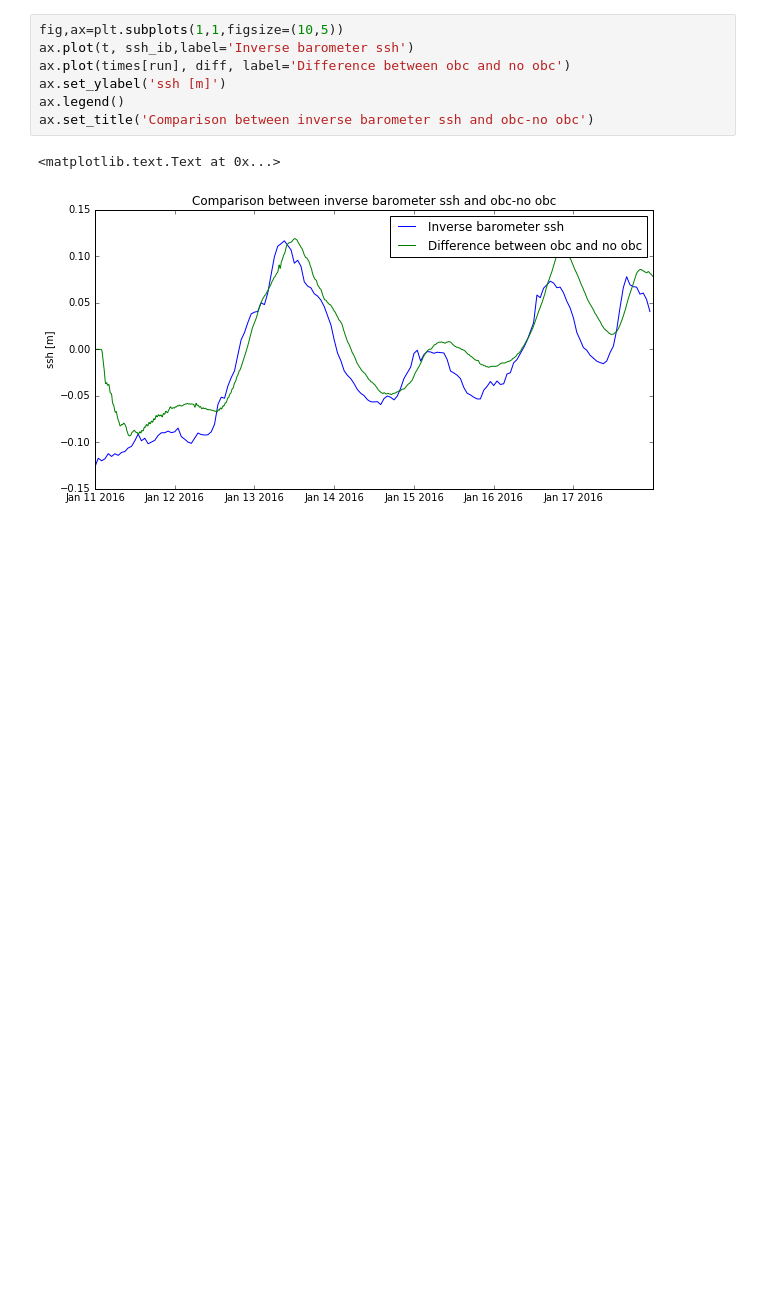
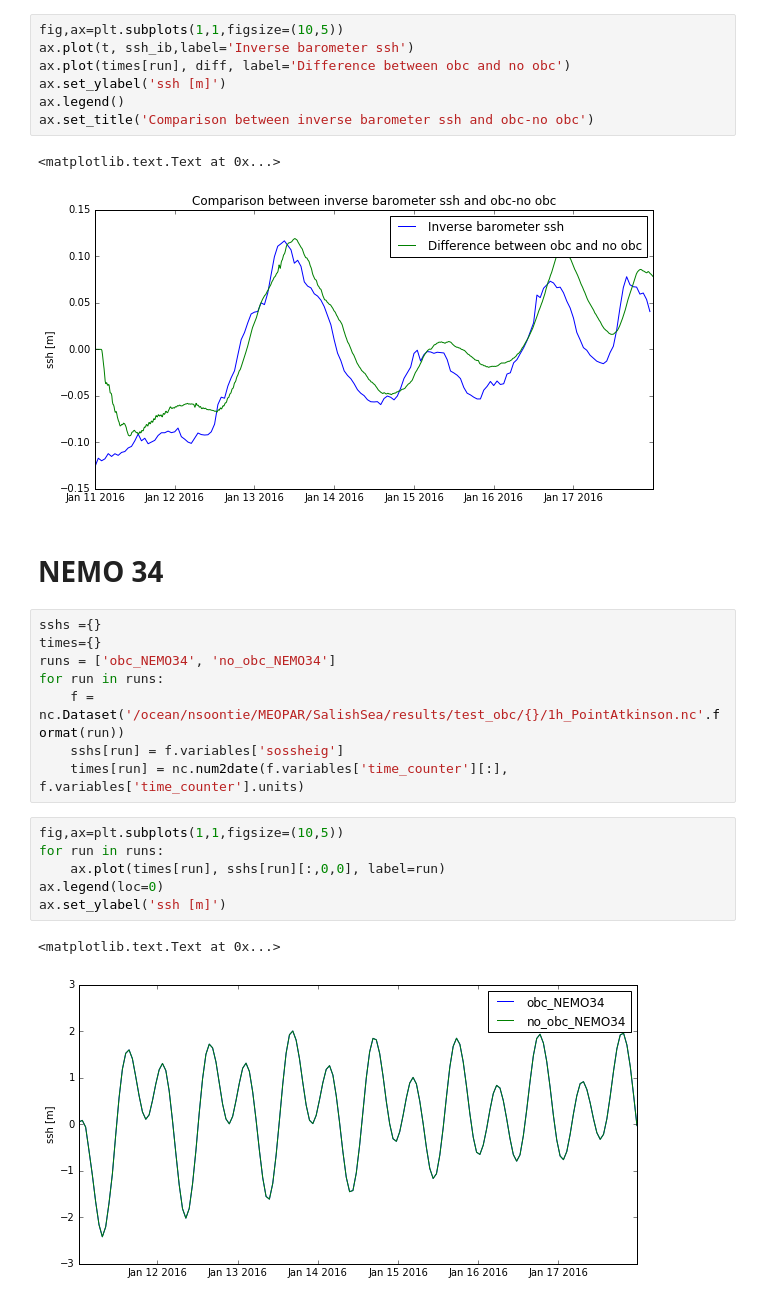
Before and after one commit to SalishSeaCast/analysis-nancy, a Jupyter notebook: notebooks/nowcast/Testing ln_apr_obc=true.ipynb, the cells around one changed output. Saved outputs shown, nothing was run; the diff lists cells and outputs as text; blank space fills up the shorter version.

```diff
--- a/notebooks/nowcast/Testing ln_apr_obc=true.ipynb
+++ b/notebooks/nowcast/Testing ln_apr_obc=true.ipynb
@@ -71,3 +71,22 @@ ax.set_title('Comparison between inverse barometer ssh and obc-no obc')
 # %% [output]
 <matplotlib.text.Text at 0x...>
 [figure]
+# %% [markdown]
+# NEMO 34
+# %%
+sshs ={}
+times={}
+runs = ['obc_NEMO34', 'no_obc_NEMO34']
+for run in runs:
+    f = nc.Dataset('/ocean/nsoontie/MEOPAR/SalishSea/results/test_obc/{}/1h_PointAtkinson.nc'.format(run))
+    sshs[run] = f.variables['sossheig']
+    times[run] = nc.num2date(f.variables['time_counter'][:], f.variables['time_counter'].units)
+# %%
+fig,ax=plt.subplots(1,1,figsize=(10,5))
+for run in runs:
+    ax.plot(times[run], sshs[run][:,0,0], label=run)
+ax.legend(loc=0)
+ax.set_ylabel('ssh [m]')
+# %% [output]
+<matplotlib.text.Text at 0x...>
+[figure, added]
```
Also changed, not shown: parts of 4 cells of this notebook.
